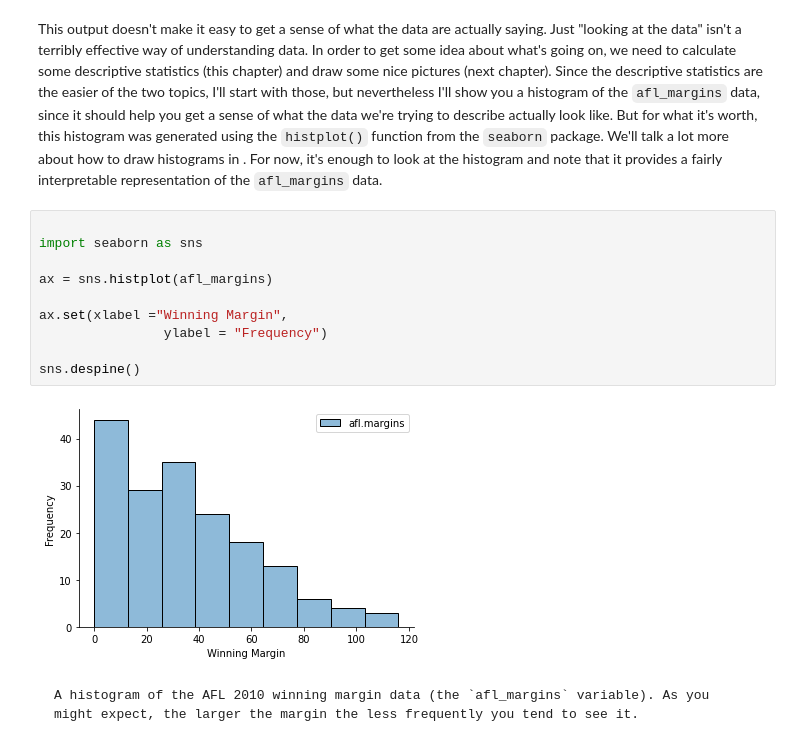
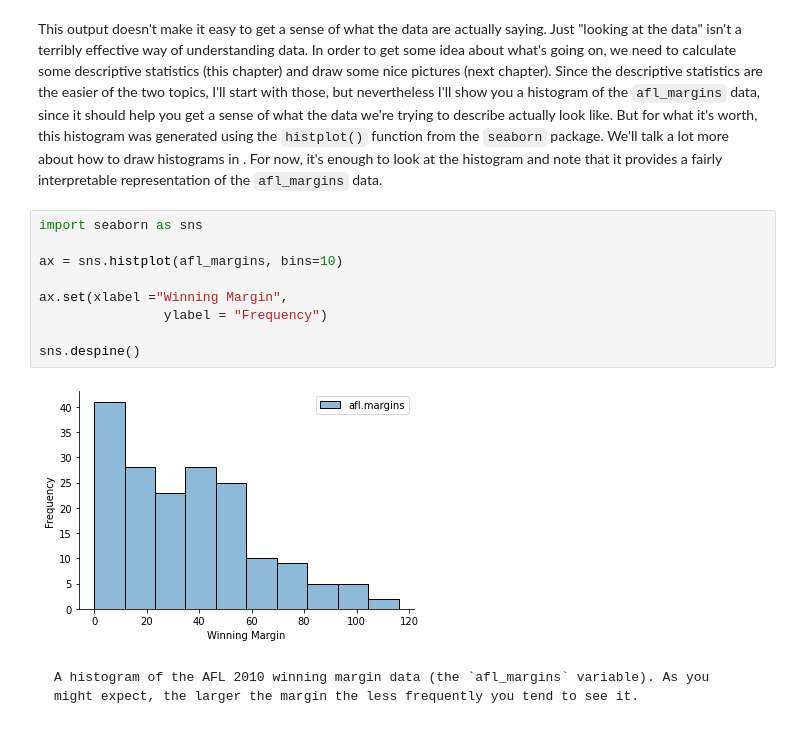
Before and after one commit to digital-analyst/statistics, a Jupyter notebook: Module_1/03-descriptive-statistics.ipynb, the cells around one changed output. Saved outputs shown, nothing was run; the diff lists cells and outputs as text.

````diff
--- a/Module_1/03-descriptive-statistics.ipynb
+++ b/Module_1/03-descriptive-statistics.ipynb
@@ -32,17 +32,16 @@ print(afl_margins)
 
 This output doesn't make it easy to get a sense of what the data are actually saying. Just "looking at the data" isn't a terribly effective way of understanding data. In order to get some idea about what's going on, we need to calculate some descriptive statistics (this chapter) and draw some nice pictures (next chapter). Since the descriptive statistics are the easier of the two topics, I'll start with those, but nevertheless I'll show you a histogram of the `afl_margins` data, since it should help you get a sense of what the data we're trying to describe actually look like. But for what it's worth, this histogram was generated using the `histplot()` function from the `seaborn` package. We'll talk a lot more about how to draw histograms in [](DrawingGraphs). For now, it's enough to look at the histogram and note that it provides a fairly interpretable representation of the `afl_margins` data.
 # %%
-
 import seaborn as sns
 
-ax = sns.histplot(afl_margins)
+ax = sns.histplot(afl_margins, bins=10)
 
 ax.set(xlabel ="Winning Margin",
                 ylabel = "Frequency")
 
 sns.despine()
 # %% [output]
-[figure, old version]
+[figure, new version]
 # %% [markdown]
 ```
 A histogram of the AFL 2010 winning margin data (the `afl_margins` variable). As you might expect, the larger the margin the less frequently you tend to see it.
````
Also changed, not shown: parts of 38 cells of this notebook.
